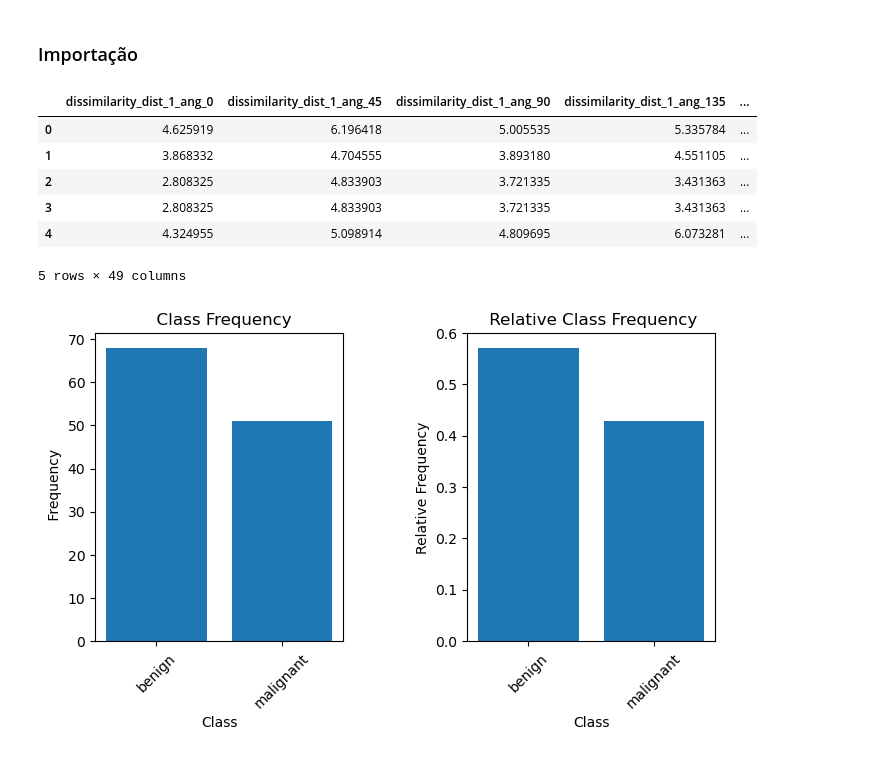
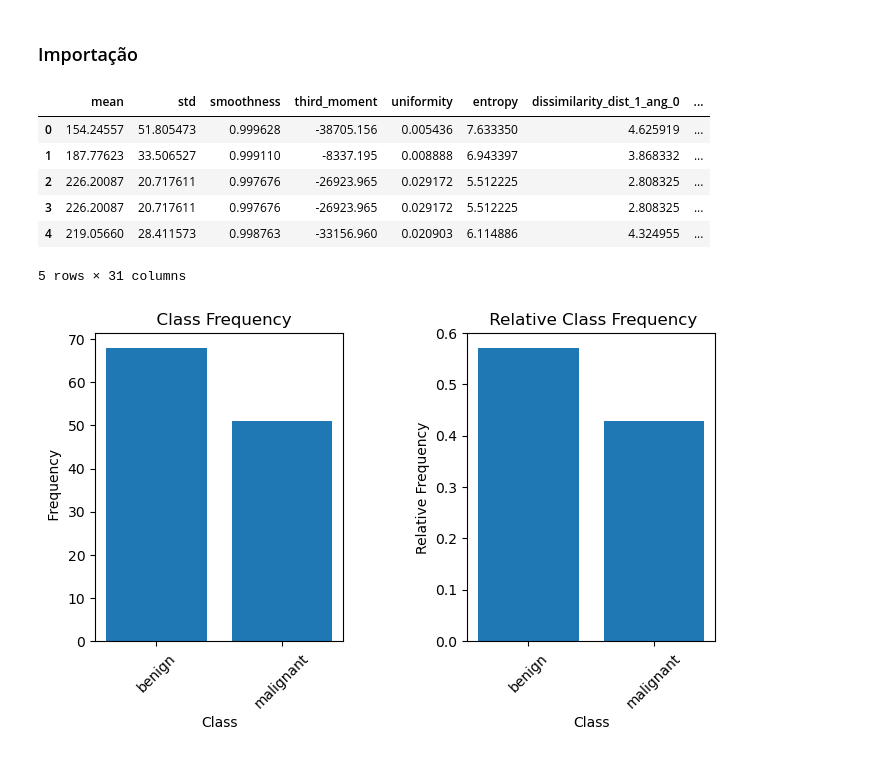
Before and after one commit to matheusssilva991/Radiomica, a Jupyter notebook: src/mamografia/model.ipynb, the cells around one changed output. Drawn from its saved outputs; the diff is of its cells as text; code cells hidden in the pictures.

```diff
--- a/src/mamografia/model.ipynb
+++ b/src/mamografia/model.ipynb
@@ -26,24 +26,24 @@ Intel(R) Extension for Scikit-learn* enabled (https://github.com/intel/scikit-le
 # %%
 SELECTED_DATABASE = "mias"
 
 try:
     breast_cancer_df = pd.read_csv(
-        f"../../outputs/mamografia/{SELECTED_DATABASE}/glcm_features_{SELECTED_DATABASE}.csv"
+        f"../../outputs/mamografia/{SELECTED_DATABASE}/first_order_features_{SELECTED_DATABASE}.csv"
     )
     aux = pd.read_csv(f"../../outputs/mamografia/{SELECTED_DATABASE}/glcm_features_{SELECTED_DATABASE}.csv")
     breast_cancer_df = pd.concat([breast_cancer_df.drop(columns='pathology'), aux], axis=1)
 except FileNotFoundError:
     raise Exception("Database not found!")
 
 breast_cancer_df.head()
 # %% [output]
-|  | dissimilarity_dist_1_ang_0 | dissimilarity_dist_1_ang_45 | dissimilarity_dist_1_ang_90 | dissimilarity_dist_1_ang_135 | ... |
-| 0 | 4.625919 | 6.196418 | 5.005535 | 5.335784 | ... |
-| 1 | 3.868332 | 4.704555 | 3.893180 | 4.551105 | ... |
-| 2 | 2.808325 | 4.833903 | 3.721335 | 3.431363 | ... |
-| 3 | 2.808325 | 4.833903 | 3.721335 | 3.431363 | ... |
-| 4 | 4.324955 | 5.098914 | 4.809695 | 6.073281 | ... |
+|  | mean | std | smoothness | third_moment | uniformity | entropy | dissimilarity_dist_1_ang_0 | ... |
+| 0 | 154.24557 | 51.805473 | 0.999628 | -38705.156 | 0.005436 | 7.633350 | 4.625919 | ... |
+| 1 | 187.77623 | 33.506527 | 0.999110 | -8337.195 | 0.008888 | 6.943397 | 3.868332 | ... |
+| 2 | 226.20087 | 20.717611 | 0.997676 | -26923.965 | 0.029172 | 5.512225 | 2.808325 | ... |
+| 3 | 226.20087 | 20.717611 | 0.997676 | -26923.965 | 0.029172 | 5.512225 | 2.808325 | ... |
+| 4 | 219.05660 | 28.411573 | 0.998763 | -33156.960 | 0.020903 | 6.114886 | 4.324955 | ... |
-5 rows × 49 columns
+5 rows × 31 columns
 # %%
 fig = plt.figure(figsize=(8, 4))
 titles = ['', 'Relative']
```
Also changed, not shown: parts of 6 cells of this notebook, 3 other files.
